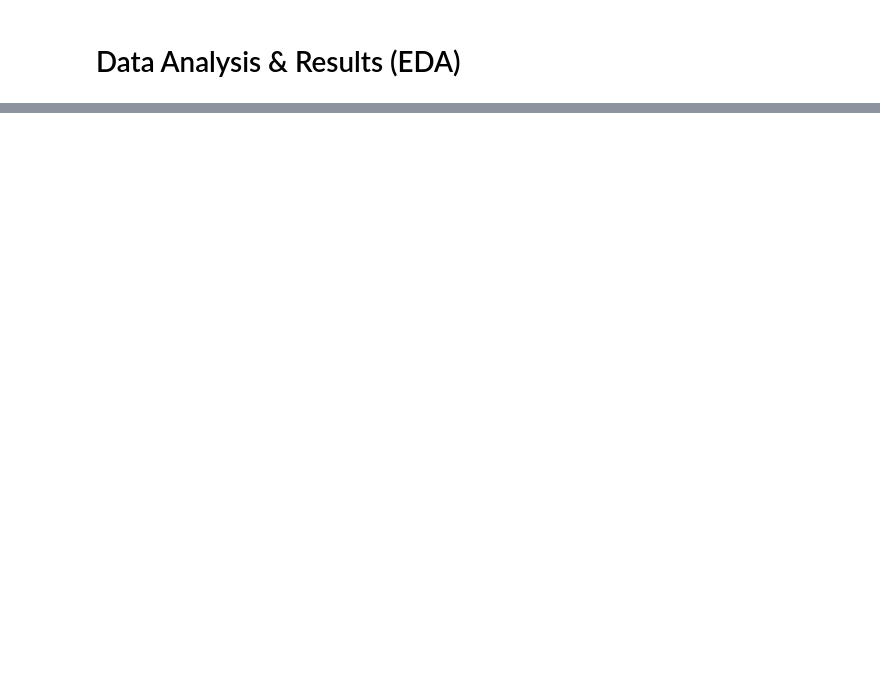
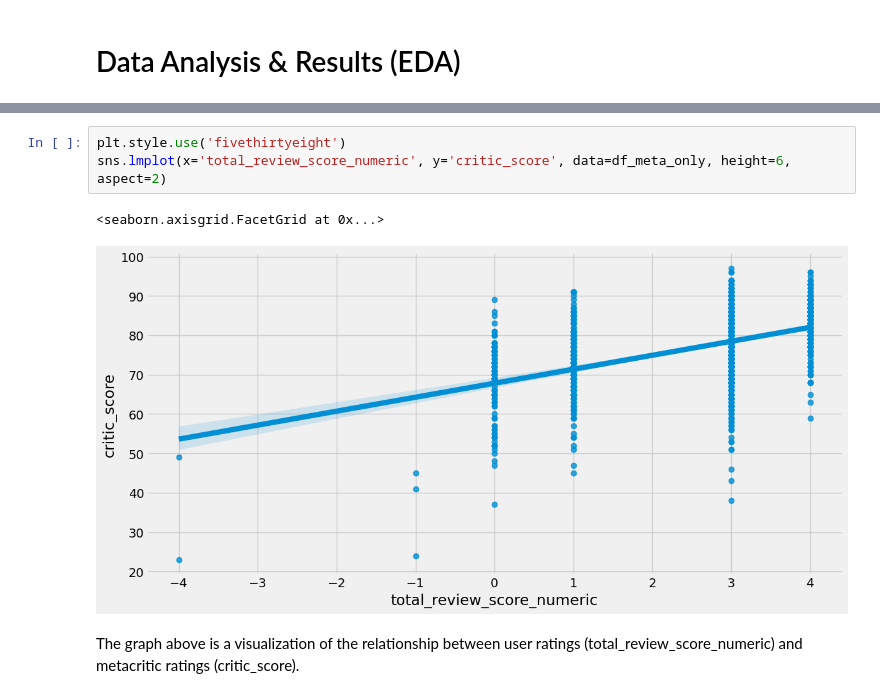
Before and after one commit to guimanjosh/Steam-Games-Quality-Predictor, a Jupyter notebook: src/EDACheckpointGroup_071-Fa22.ipynb, the cells around one changed output, grey strips where cells are left out. Drawn from its saved outputs; the diff is of its cells as text; blank space fills up the shorter version.

```diff
--- a/src/EDACheckpointGroup_071-Fa22.ipynb
+++ b/src/EDACheckpointGroup_071-Fa22.ipynb
@@ -155,0 +244,8 @@ gfl = df_clean['game_features_list']
+# %%
+plt.style.use('fivethirtyeight')
+sns.lmplot(x='total_review_score_numeric', y='critic_score', data=df_meta_only, height=6, aspect=2)
+# %% [output]
+<seaborn.axisgrid.FacetGrid at 0x...>
+[figure, added]
+# %% [markdown]
+The graph above is a visualization of the relationship between user ratings (total_review_score_numeric) and metacritic ratings (critic_score).
```
Also changed, not shown: parts of 57 cells of this notebook.
